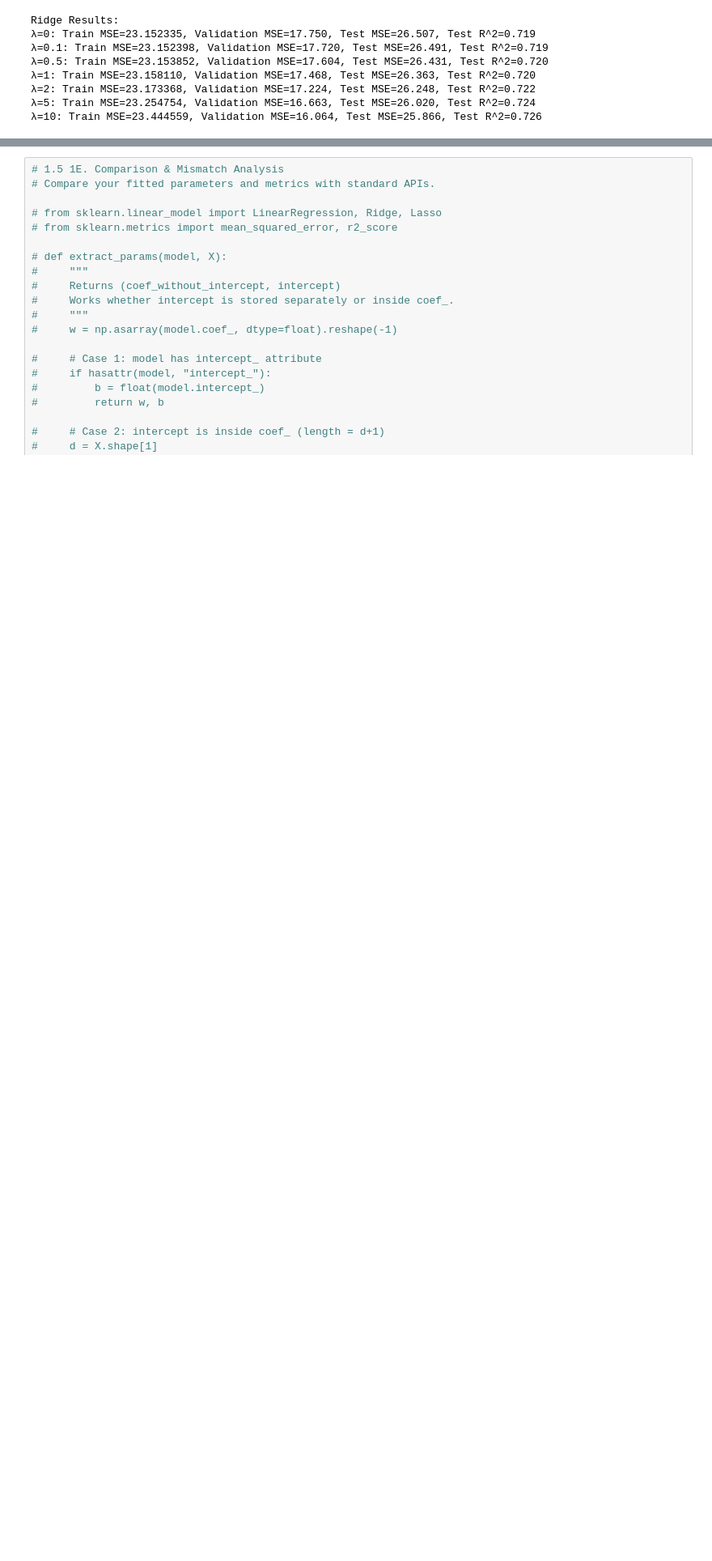
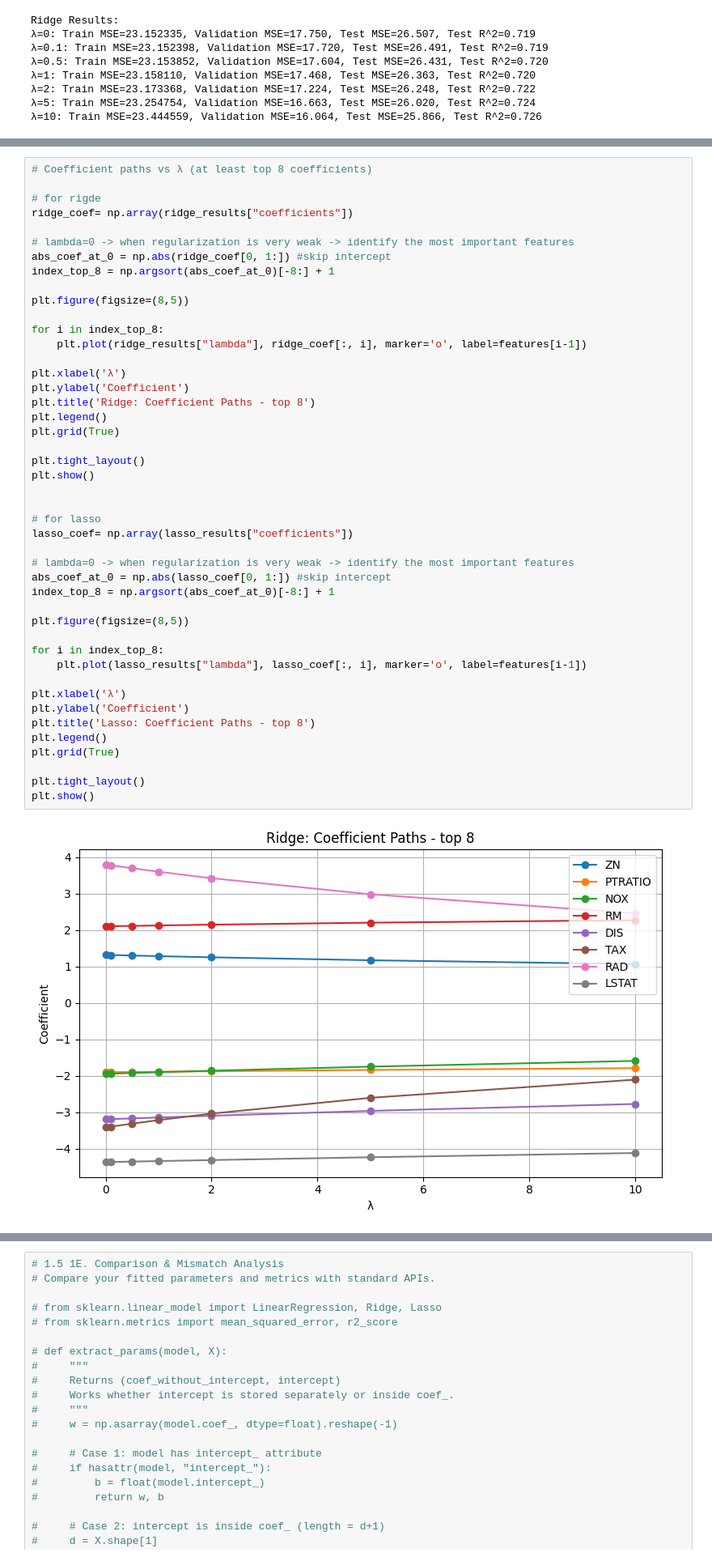
Before and after one commit to XinyaChen0216/Machine-Learning-Regression-Regularization-on-Housing-Data, a Jupyter notebook: assignment2.ipynb, the cells around one changed output, grey strips where cells are left out. Shown at 81% size. Saved outputs shown, nothing was run; the diff lists cells and outputs as text; blank space fills up the shorter version.

```diff
--- a/assignment2.ipynb
+++ b/assignment2.ipynb
@@ -464,0 +553,47 @@ Ridge Results:
+# %%
+# Coefficient paths vs λ (at least top 8 coefficients)
+
+# for rigde
+ridge_coef= np.array(ridge_results["coefficients"])
+
+# lambda=0 -> when regularization is very weak -> identify the most important features
+abs_coef_at_0 = np.abs(ridge_coef[0, 1:]) #skip intercept
+index_top_8 = np.argsort(abs_coef_at_0)[-8:] + 1
+
+plt.figure(figsize=(8,5))
+
+for i in index_top_8:
+    plt.plot(ridge_results["lambda"], ridge_coef[:, i], marker='o', label=features[i-1])
+
+plt.xlabel('λ')
+plt.ylabel('Coefficient')
+plt.title('Ridge: Coefficient Paths - top 8')
+plt.legend()
+plt.grid(True)
+
+plt.tight_layout()
+plt.show()
+
+
+# for lasso
+lasso_coef= np.array(lasso_results["coefficients"])
+
+# lambda=0 -> when regularization is very weak -> identify the most important features
+abs_coef_at_0 = np.abs(lasso_coef[0, 1:]) #skip intercept
+index_top_8 = np.argsort(abs_coef_at_0)[-8:] + 1
+
+plt.figure(figsize=(8,5))
+
+for i in index_top_8:
+    plt.plot(lasso_results["lambda"], lasso_coef[:, i], marker='o', label=features[i-1])
+
+plt.xlabel('λ')
+plt.ylabel('Coefficient')
+plt.title('Lasso: Coefficient Paths - top 8')
+plt.legend()
+plt.grid(True)
+
+plt.tight_layout()
+plt.show()
+# %% [output]
+[figure, added]
```
Also changed, not shown: parts of 5 cells of this notebook.
